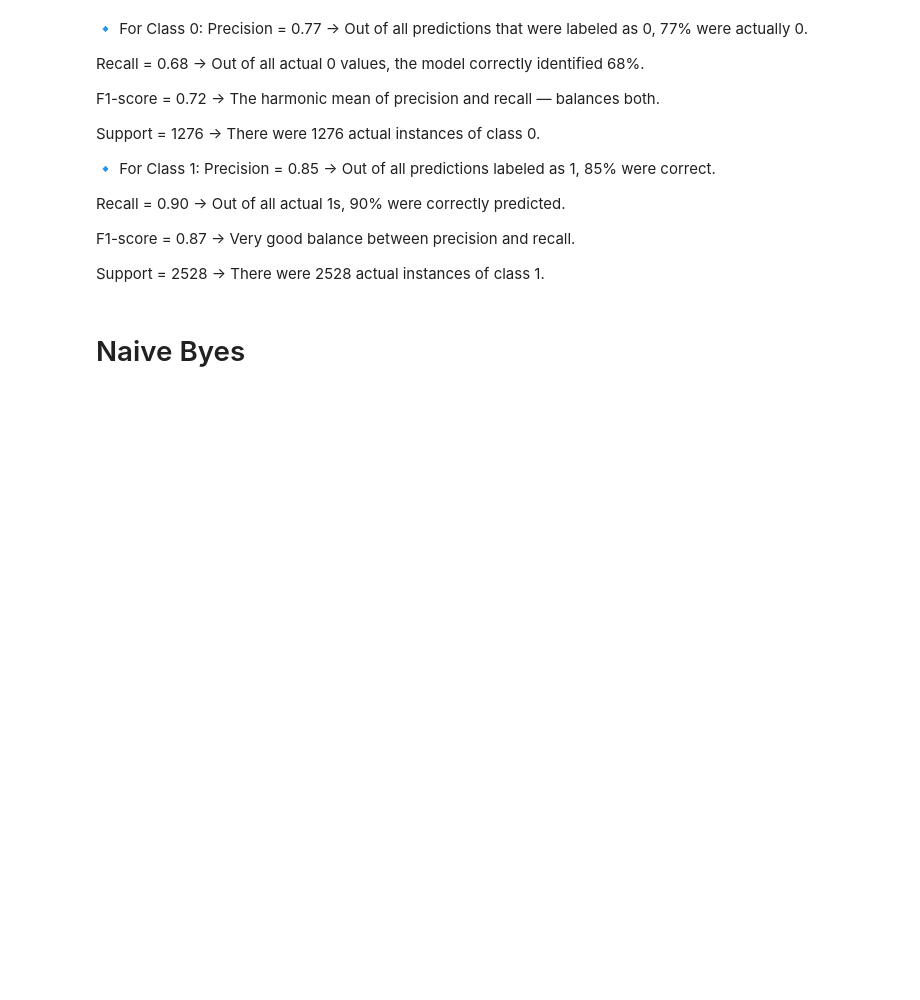
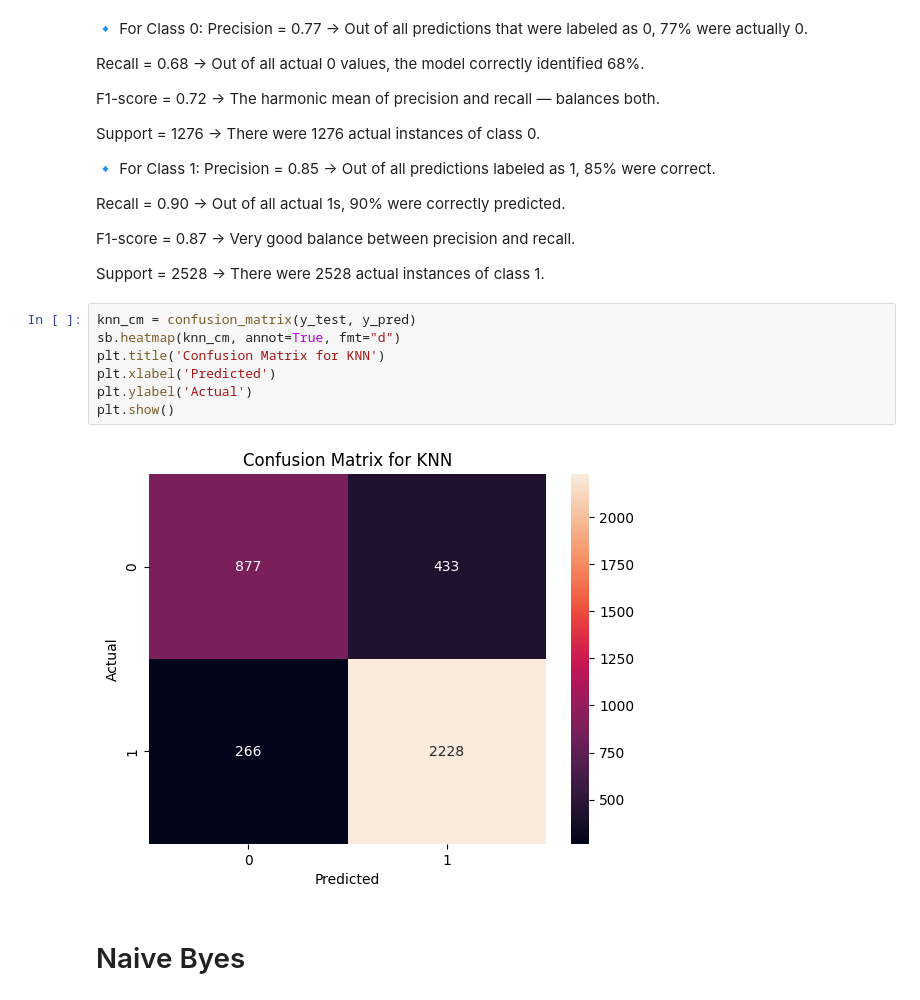
Before and after one commit to prajwalp111/ML, a Jupyter notebook: magic_gamma_ml/fcc_MAGIC_SVM_only.ipynb, the cells around one changed output. Cells and saved outputs as stored; diff of their text form; blank space fills up the shorter version.

```diff
--- a/magic_gamma_ml/fcc_MAGIC_SVM_only.ipynb
+++ b/magic_gamma_ml/fcc_MAGIC_SVM_only.ipynb
@@ -165,6 +167,15 @@ F1-score = 0.87
 
 Support = 2528
 → There were 2528 actual instances of class 1.
+# %%
+knn_cm = confusion_matrix(y_test, y_pred)
+sb.heatmap(knn_cm, annot=True, fmt="d")
+plt.title('Confusion Matrix for KNN')
+plt.xlabel('Predicted')
+plt.ylabel('Actual')
+plt.show()
+# %% [output]
+[figure, added]
 # %% [markdown]
 # Naive Byes
 # %%
```
Also changed, not shown: parts of 7 cells of this notebook.
